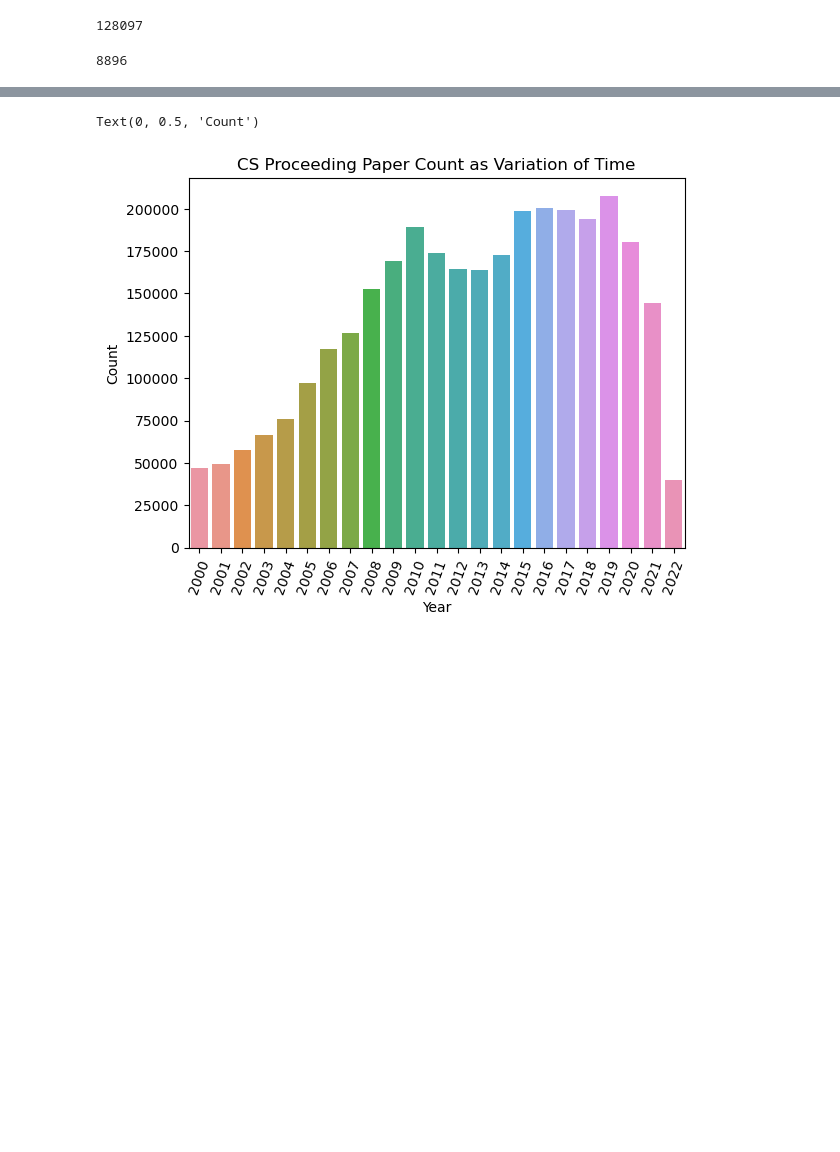
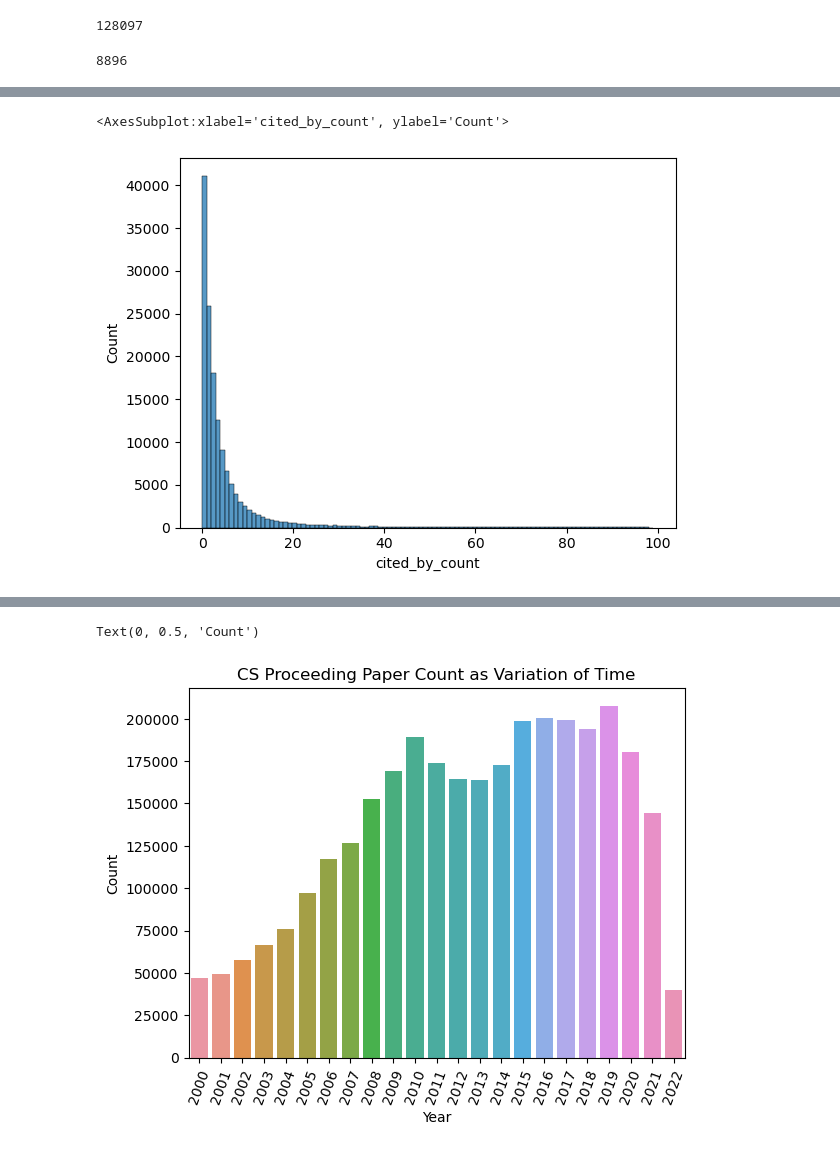
Before and after one commit to gtmdotme/citation_prediction, a Jupyter notebook: data-eda.ipynb, the cells around one changed output, grey strips where cells are left out. Saved outputs shown, nothing was run; the diff lists cells and outputs as text; code cells hidden in the pictures; blank space fills up the shorter version.

```diff
--- a/data-eda.ipynb
+++ b/data-eda.ipynb
@@ -134,0 +195,17 @@ len(set(works_in_df).intersection(ref_works))
+# %%
+# 2. years of data before/after publishishing
+works['years_prior'] = works['counts_by_year'].map(
+    lambda x: [item[0] for item in x if item[0] < YEAR]
+)
+
+works['years_after'] = works['counts_by_year'].map(
+    lambda x: [item[0] for item in x if item[0] >= YEAR]
+)
+
+works['citations_prior'] = works['counts_by_year'].map(
+    lambda x: [item[1] for item in x if item[0] < YEAR]
+)
+
+works['citations_after'] = works['counts_by_year'].map(
+    lambda x: [item[1] for item in x if item[0] >= YEAR]
+)
@@ -134,0 +307,5 @@ len(set(works_in_df).intersection(ref_works))
+# %%
+sns.histplot(data=works[works['cited_by_count']< 100], x='cited_by_count', bins=100)
+# %% [output]
+<AxesSubplot:xlabel='cited_by_count', ylabel='Count'>
+[figure, added]
```
Also changed, not shown: parts of 31 cells of this notebook, 4 other files.
